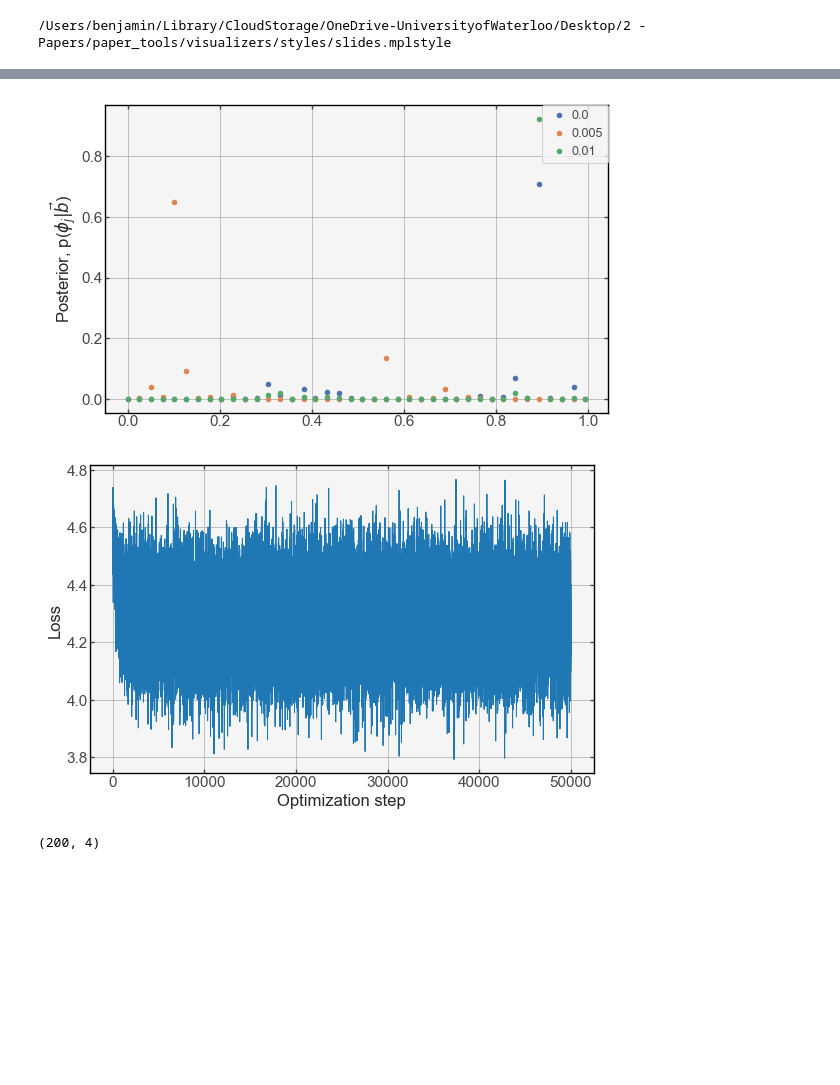
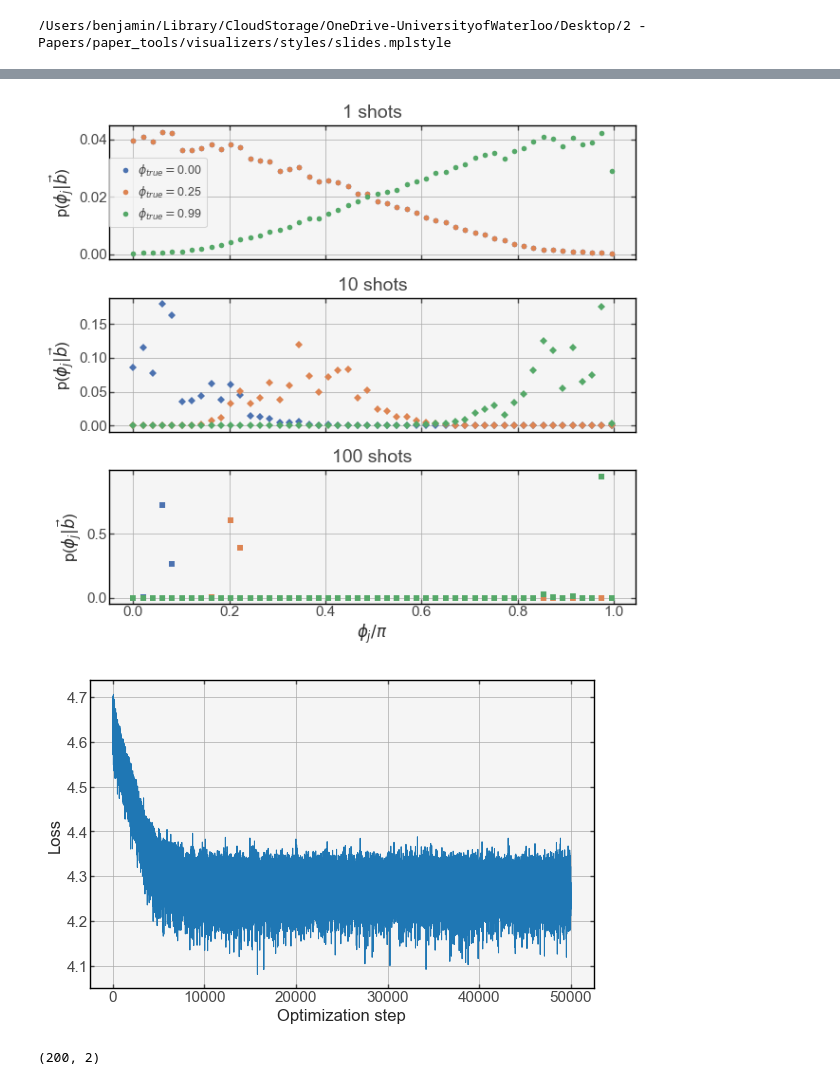
Before and after one commit to benjimaclellan/queso, a Jupyter notebook: experiments/dnn.ipynb, the cells around one changed output, grey strips where cells are left out. Saved outputs shown, nothing was run; the diff lists cells and outputs as text; code cells hidden in the pictures; blank space fills up the shorter version.

```diff
--- a/experiments/dnn.ipynb
+++ b/experiments/dnn.ipynb
@@ -31,3 +26,8 @@ io = IO(folder="2023-07-05_nn-estimator-n4-k4", verbose=False)
+# %%
+# io = IO(folder="2023-07-05_nn-estimator-n4-k4", verbose=False)
+# io = IO(folder="2023-07-06_nn-estimator-n1-k1", verbose=False)
+io = IO(folder="2023-07-13_calibration-samples-n1-ghz", verbose=False)
+# io = IO(folder="2023-07-11_calibration-samples-n2-ghz-backup", verbose=False)
 # %%
 hf = h5py.File(io.path.joinpath("circ.h5"), "r")
 print(hf.keys())
@@ -54,7 +52,7 @@ model = BayesianDNNEstimator(nn_dims)
 # %%
 # model.apply({'params': restored['params']}, shots[:10, :10, :])
 # %%
-bit_strings = jnp.expand_dims(jnp.arange(n ** 2), 1).astype(jnp.uint8)
+bit_strings = jnp.expand_dims(jnp.arange(2 ** n), 1).astype(jnp.uint8)
 bit_strings = jnp.unpackbits(bit_strings, axis=1, bitorder='big')[:, -n:]
 
 pred = model.apply({'params': restored['params']}, bit_strings)
@@ -85,6 +83,7 @@ for i in range(bit_strings.shape[0]):
         color=colors[i],
     )
 axs[0].set(ylabel=r"Posterior, p($\phi_j | b_i$)")
+axs[0].set_ylim(bottom=0)
 axs[1].set(ylabel=r"Likelihood, p($b_i | \phi_j$)")
 axs[-1].set(xlabel=r"$\phi_j / \pi$")
 axs[0].legend(loc='center left', bbox_to_anchor=(1.01, 0.5))
@@ -97,38 +96,47 @@ plt.show()
 # %%
-phi = 0.0
-phi_inds = jnp.array([0, 1, 2])
-n_sequence = 50
+plot = True
 
-key = jax.random.PRNGKey(0)
-key = jax.random.PRNGKey(time.time_ns())
-shot_inds = jax.random.randint(key, shape=(n_sequence,), minval=0, maxval=shots.shape[1])
-sequence = shots[phi_inds, :, :]
-sequence = sequence[:, shot_inds, :]
+phi_inds = jnp.array([0, 50, 100])
+n_sequences = (1, 10, 100)
 
-pred = model.apply({'params': restored['params']}, sequence)
-pred = nn.activation.softmax(jnp.exp(pred), axis=-1)
-print(pred.shape)
-pred = jnp.log(pred).sum(axis=1)
-pred = jnp.exp(pred - pred.max(axis=1, keepdims=True))  # help with underflow in normalization
-pred = pred / pred.sum(axis=1, keepdims=True)
+fig, axs = plt.subplots(nrows=len(n_sequences), sharex=True, figsize=(6.5, 6.0))
+colors = sns.color_palette('deep', n_colors=phi_inds.shape[0])
+markers = ["o", "D", 's', "v", "^", "<", ">", ]
+for i, n_sequence in enumerate(n_sequences):
 
-print(pred.shape)
-# print(pred)
+    key = jax.random.PRNGKey(time.time_ns())
+    shot_inds = jax.random.randint(key, shape=(n_sequence,), minval=0, maxval=shots.shape[1])
+    sequence = shots[phi_inds, :, :]
+    sequence = sequence[:, shot_inds, :]
 
-plot = True
-if plot:
-    fig, ax = plt.subplots()
-    for i in range(phi_inds.shape[0]):
-        post = pred[i, :]
+    pred = model.apply({'params': restored['params']}, sequence)
+    pred = nn.activation.softmax(jnp.exp(pred), axis=-1)
+    print(pred.shape)
+    pred = jnp.log(pred).sum(axis=1)
+    pred = jnp.exp(pred - pred.max(axis=1, keepdims=True))  # help with underflow in normalization
+    pred = pred / pred.sum(axis=1, keepdims=True)
+
+    print(pred.shape)
+    # print(pred)
+
+    ax = axs[i]
+    for j in range(phi_inds.shape[0]):
+        post = pred[j, :]
         ax.plot(
             jnp.linspace(phi_range[0], phi_range[1], post.shape[0]) / jnp.pi,
             post,
             ls='',
-            marker='o',
-            color=colors[i],
-            label=f"{phis[phi_inds[i]]/jnp.pi}",
+            marker=markers[i],
+            color=colors[j],
+            label=r"$\phi_{true}=$"+f"{phis[phi_inds[j]]/jnp.pi:0.2f}",
         )
-    ax.legend()
-    ax.set(ylabel=r"Posterior, p($\phi_j | \vec{b}$)")
-    plt.show()
+    ax.set(title=f"{n_sequence} shots")
+    ax.set(ylabel=r"p($\phi_j | \vec{b}$)")
+
+axs[0].legend()
+axs[-1].set(xlabel="$\phi_j/\pi$")
+fig.tight_layout()
+plt.show()
+
+io.save_figure(fig, filename="sequence-posterior.png")
 # %% [output]
@@ -137,4 +149,4 @@ if plot:
-[figure, old version]
+[figure, new version]
 # %%
 metrics = io.load_csv('metrics.csv')
 fig, ax = plt.subplots()
@@ -144,9 +156,9 @@ io.save_figure(fig, filename="nn-loss.png")
 
 plt.show()
 # %% [output]
-[figure, old version]
+[figure, new version]
 # %%
 print(probs.shape)
 # %% [output]
-(200, 4)
+(200, 2)
 # %%
```
Also changed, not shown: parts of 6 cells of this notebook, 4 other files.
